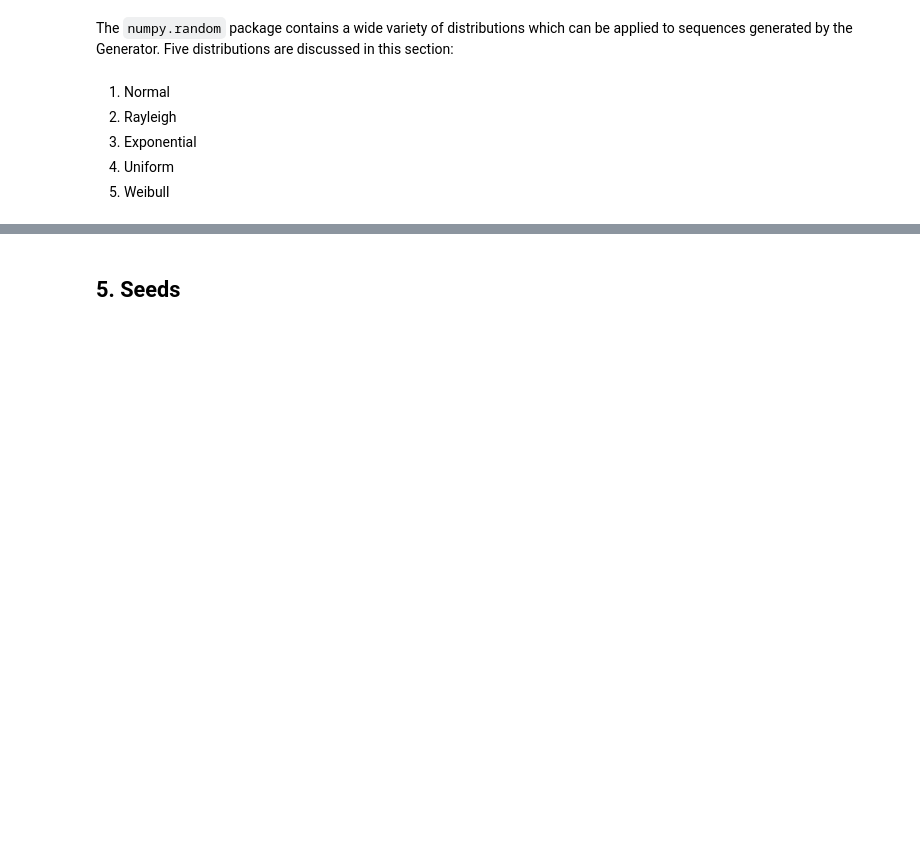
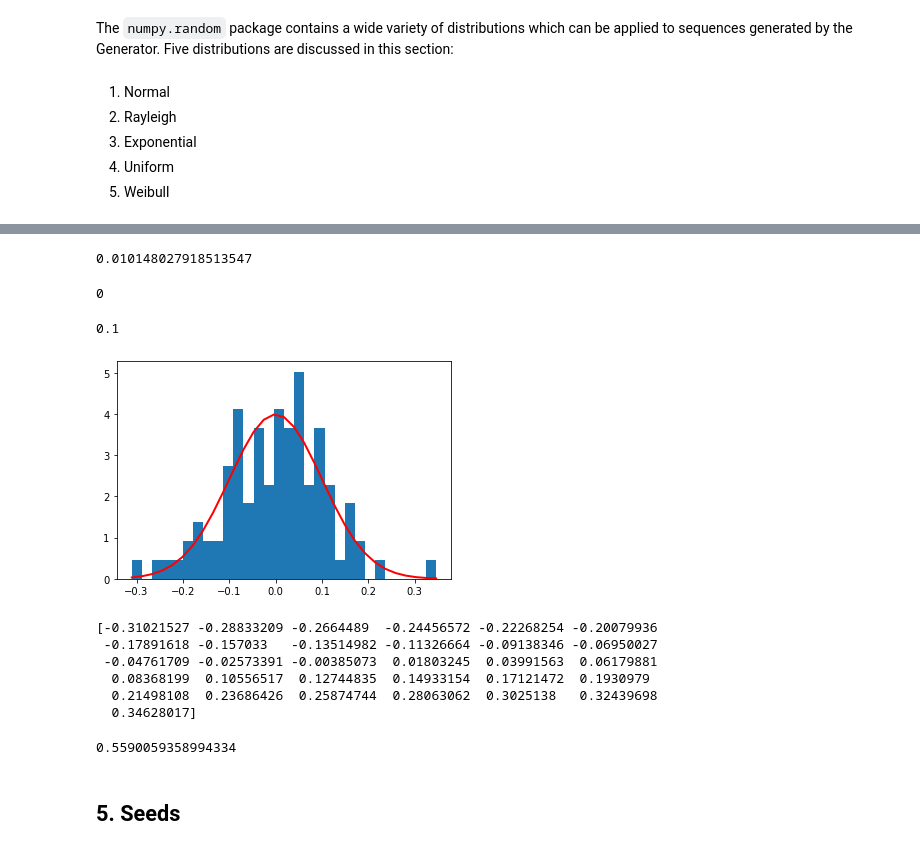
Before and after one commit to AndyWalker81/ProgrammingForDataAnalysis_Assessment, a Jupyter notebook: numpy-random.ipynb, the cells around one changed output, grey strips where cells are left out. Cells and saved outputs as stored; diff of their text form; code cells hidden in the pictures; blank space fills up the shorter version.

Commit message:
Experiment with normal dist

```diff
--- a/numpy-random.ipynb
+++ b/numpy-random.ipynb
@@ -670,3 +670,6 @@
 3. Exponential
 4. Uniform
 5. Weibull
+# %%
+#mu, sigma = 0, 0.1 # mean and standard deviation
+s = np.random.default_rng().normal(1, 1, 10)
@@ -672,0 +693,12 @@
+# %%
+abs(sigma - np.std(s, ddof=1))
+# %% [output]
+0.010148027918513547
+# %%
+mu
+# %% [output]
+0
+# %%
+sigma
+# %% [output]
+0.1
@@ -673,3 +713,28 @@
+# %%
+count, bins, ignored = plt.hist(s, 30, density=True)
+
+plt.plot(bins, 1/(sigma * np.sqrt(2 * np.pi)) *
+
+               np.exp( - (bins - mu)**2 / (2 * sigma**2) ),
+
+         linewidth=2, color='r')
+
+plt.show()
+# %% [output]
+[figure, added]
+# %%
+print (bins)
+# %% [output]
+[-0.31021527 -0.28833209 -0.2664489  -0.24456572 -0.22268254 -0.20079936
+ -0.17891618 -0.157033   -0.13514982 -0.11326664 -0.09138346 -0.06950027
+ -0.04761709 -0.02573391 -0.00385073  0.01803245  0.03991563  0.06179881
+  0.08368199  0.10556517  0.12744835  0.14933154  0.17121472  0.1930979
+  0.21498108  0.23686426  0.25874744  0.28063062  0.3025138   0.32439698
+  0.34628017]
+# %%
+np.sum(bins)
+# %% [output]
+0.5590059358994334
 # %% [markdown]
 ## 5. Seeds
 # %% [markdown]
```
Also changed, not shown: parts of 42 cells of this notebook.
